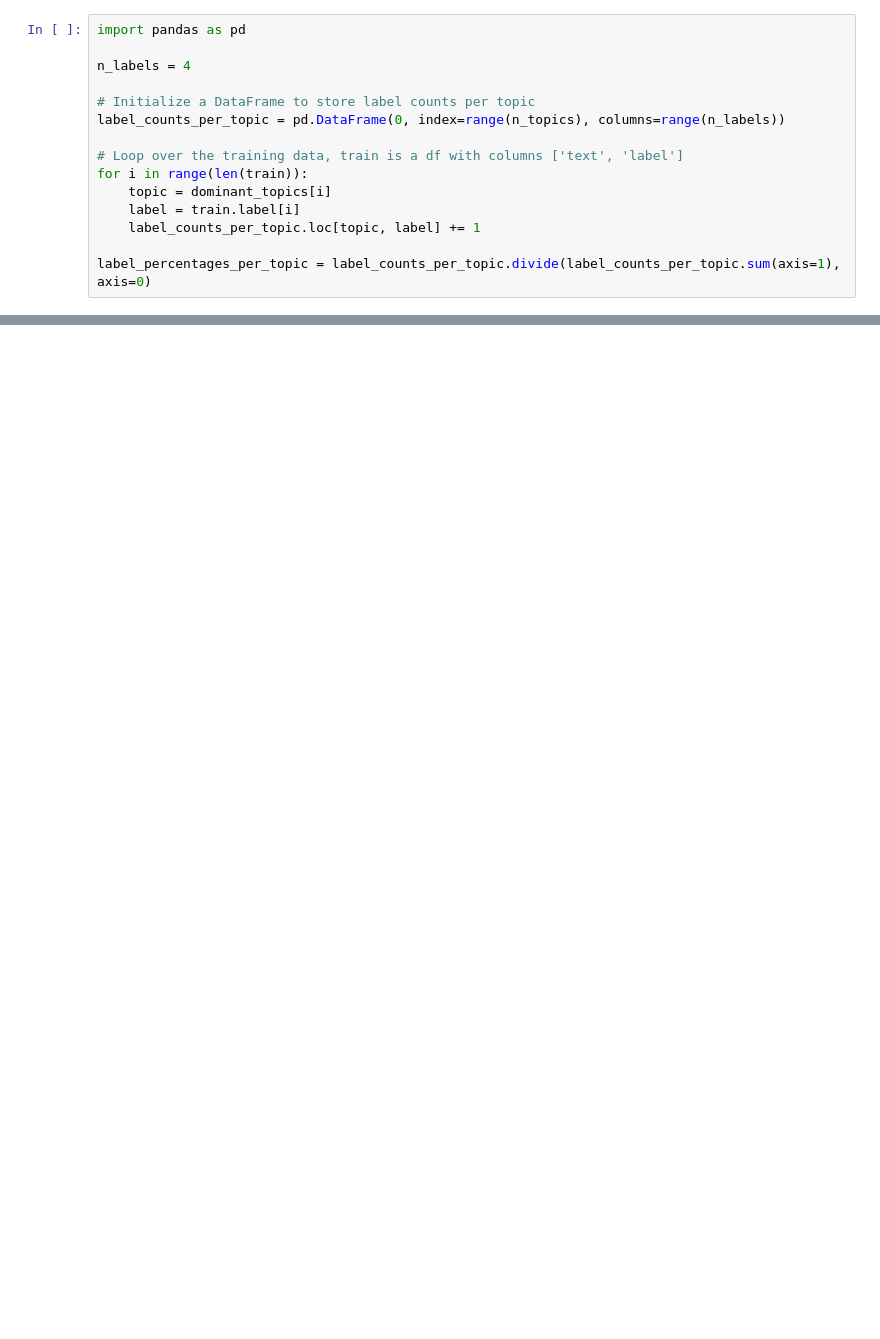
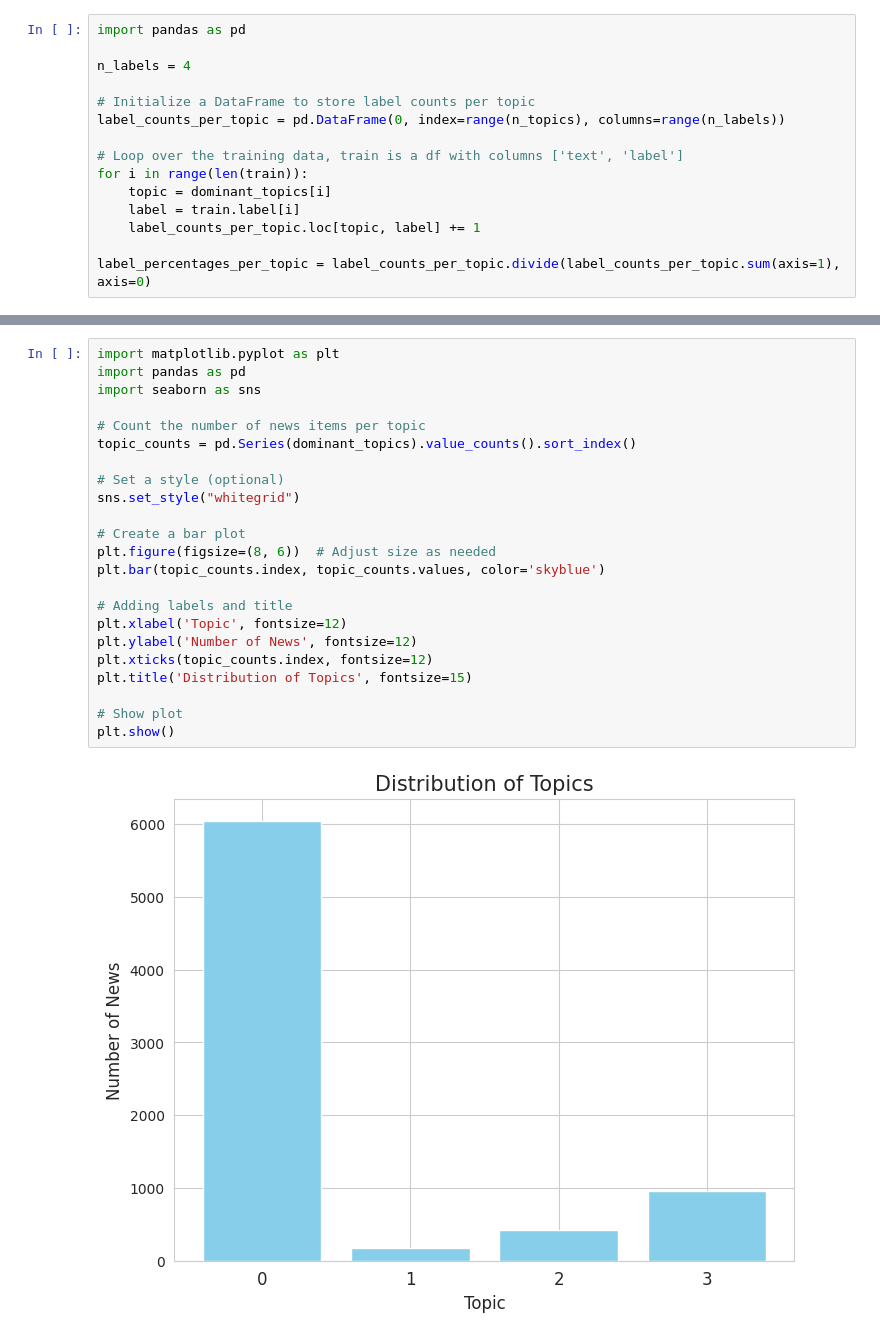
Before and after one commit to nickyu-zhu/DSC-210-Final-Project, a Jupyter notebook: lsa.ipynb, the cells around one changed output, grey strips where cells are left out. Cells and saved outputs as stored; diff of their text form; blank space fills up the shorter version.

```diff
--- a/lsa.ipynb
+++ b/lsa.ipynb
@@ -183,4 +183,29 @@ pd.Series(dominant_topics).value_counts()
 Name: count, dtype: int64
+# %%
+import matplotlib.pyplot as plt
+import pandas as pd
+import seaborn as sns
+
+# Count the number of news items per topic
+topic_counts = pd.Series(dominant_topics).value_counts().sort_index()
+
+# Set a style (optional)
+sns.set_style("whitegrid")
+
+# Create a bar plot
+plt.figure(figsize=(8, 6))  # Adjust size as needed
+plt.bar(topic_counts.index, topic_counts.values, color='skyblue')
+
+# Adding labels and title
+plt.xlabel('Topic', fontsize=12)
+plt.ylabel('Number of News', fontsize=12)
+plt.xticks(topic_counts.index, fontsize=12)
+plt.title('Distribution of Topics', fontsize=15)
+
+# Show plot
+plt.show()
+# %% [output]
+[figure, added]
 # %%
 # Initialize a DataFrame to store label counts per topic
 label_counts_per_topic = pd.DataFrame(0, index=range(n_topics), columns=range(n_labels))
```
Also changed, not shown: parts of 7 cells of this notebook.
